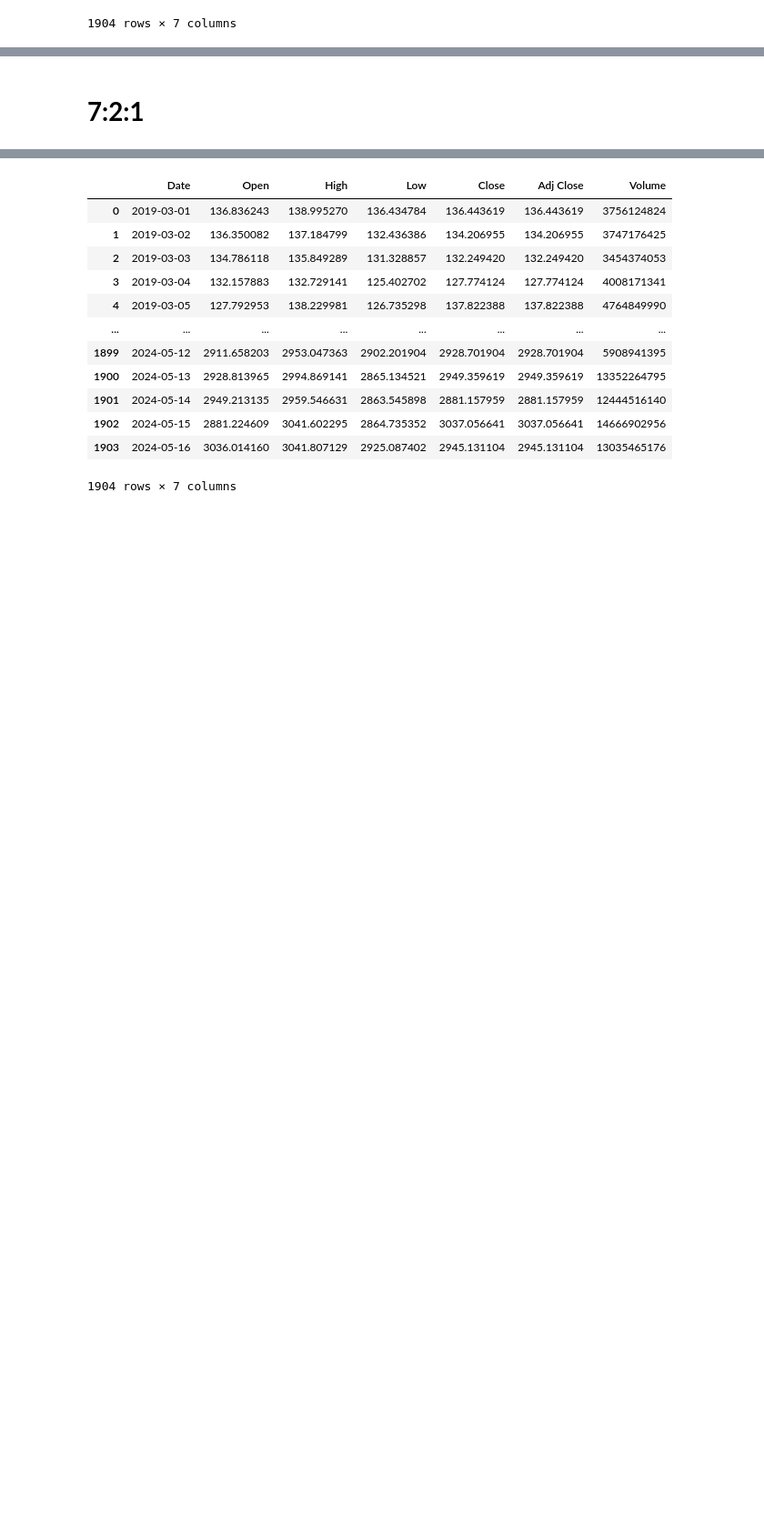
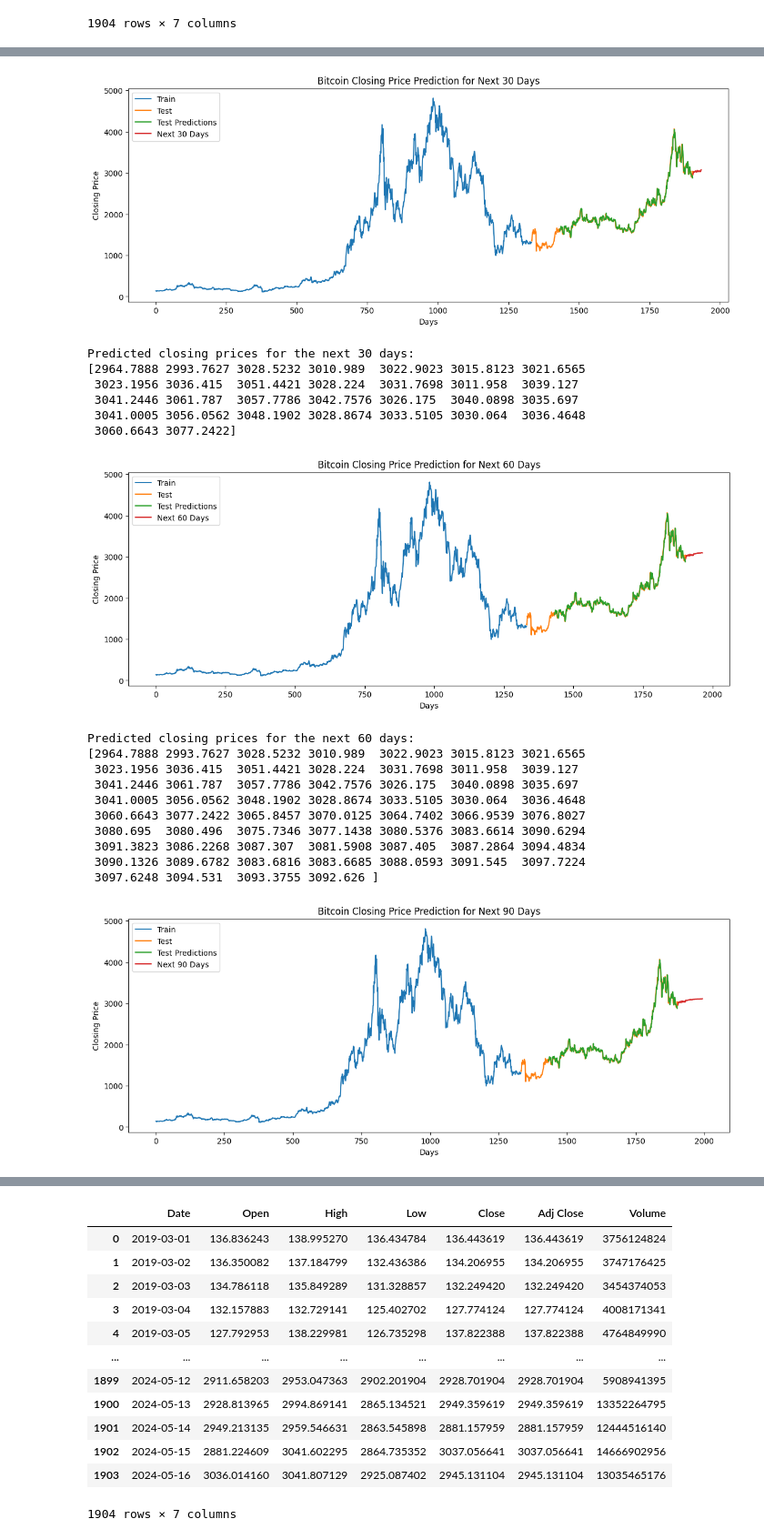
Before and after one commit to DuongTrucUyen/IS403.O21.HTCL_Nhom11, a Jupyter notebook: 3.3.RNN/RNN_ETH.ipynb, the cells around one changed output, grey strips where cells are left out. Shown at 91% size. Drawn from its saved outputs; the diff is of its cells as text; code cells hidden in the pictures; blank space fills up the shorter version.

```diff
--- a/3.3.RNN/RNN_ETH.ipynb
+++ b/3.3.RNN/RNN_ETH.ipynb
@@ -33,15 +223,12 @@ scaler = MinMaxScaler(feature_range = (0,1))
 df1 = scaler.fit_transform(np.array(df1).reshape(-1,1))
 # %%
 # 4. Chia train test
-train_size = int(0.8 * len(df1))
-test_size = int(0.1 * len(df1))
-val_size = len(df1) - train_size - test_size
+train_size = int(0.7 * len(df1))
+test_size = len(df1) - train_size
 
 train_data = df1[:train_size]
 test_data = df1[train_size:train_size+test_size]
-val_data = df1[train_size+test_size:]
 
 print("Train shape:", train_data.shape)
 print("Test shape:", test_data.shape)
-print("Validate shape:", val_data.shape)
 # %% [output]
@@ -389,2 +311,65 @@ plt.show()
-# %% [markdown]
-# **7:2:1**
+# %%
+# 13. Dự đoán 30, 60, 90 ngày tiếp theo
+def predict_future(model, data, time_step, days):
+    temp_input = list(data[:, 0])  # Extract the values as a 1D list
+    lst_output = []
+    i = 0
+    while(i < days):
+        if(len(temp_input) > time_step):
+            x_input = np.array(temp_input[-time_step:])
+            x_input = x_input.reshape((1, time_step, 1))
+            yhat = model.predict(x_input, verbose=0)
+            temp_input.append(yhat[0][0])  # Append the single predicted value
+            lst_output.append(yhat[0][0])
+            i = i + 1
+        else:
+            x_input = np.array(temp_input)
+            x_input = x_input.reshape((1, time_step, 1))
+            yhat = model.predict(x_input, verbose=0)
+            temp_input.append(yhat[0][0])  # Append the single predicted value
+            lst_output.append(yhat[0][0])
+            i = i + 1
+    return np.array(lst_output).reshape(-1, 1)
+
+last_100_days = df1[-time_step:]
+future_days = [30, 60, 90]
+for days in future_days:
+    future_predictions = predict_future(model, last_100_days, time_step, days)
+    future_predictions = scaler.inverse_transform(future_predictions)
+
+    # Vẽ hình
+    plt.figure(figsize=(14, 5))
+    plt.plot(range(len(train_data)), scaler.inverse_transform(train_data), label='Train')
+    plt.plot(range(len(train_data), len(train_data) + len(test_data)), scaler.inverse_transform(test_data), label='Test')
+    plt.plot(range(len(train_data) + time_step, len(train_data) + time_step + len(y_pred)), y_pred, label='Test Predictions')
+    future_index = range(len(df1), len(df1) + days)
+    plt.plot(future_index, future_predictions, label=f'Next {days} Days')
+
+    plt.xlabel('Days')
+    plt.ylabel('Closing Price')
+    plt.legend()
+    plt.title(f'Bitcoin Closing Price Prediction for Next {days} Days')
+    plt.show()
+
+    print(f'Predicted closing prices for the next {days} days:')
+    print(future_predictions.flatten())
+# %% [output]
+[figure, added]
+Predicted closing prices for the next 30 days:
+[2964.7888 2993.7627 3028.5232 3010.989  3022.9023 3015.8123 3021.6565
+ 3023.1956 3036.415  3051.4421 3028.224  3031.7698 3011.958  3039.127
+ 3041.2446 3061.787  3057.7786 3042.7576 3026.175  3040.0898 3035.697
+ 3041.0005 3056.0562 3048.1902 3028.8674 3033.5105 3030.064  3036.4648
+ 3060.6643 3077.2422]
+[figure, added]
+Predicted closing prices for the next 60 days:
+[2964.7888 2993.7627 3028.5232 3010.989  3022.9023 3015.8123 3021.6565
+ 3023.1956 3036.415  3051.4421 3028.224  3031.7698 3011.958  3039.127
+ 3041.2446 3061.787  3057.7786 3042.7576 3026.175  3040.0898 3035.697
+ 3041.0005 3056.0562 3048.1902 3028.8674 3033.5105 3030.064  3036.4648
+ 3060.6643 3077.2422 3065.8457 3070.0125 3064.7402 3066.9539 3076.8027
+ 3080.695  3080.496  3075.7346 3077.1438 3080.5376 3083.6614 3090.6294
+ 3091.3823 3086.2268 3087.307  3081.5908 3087.405  3087.2864 3094.4834
+ 3090.1326 3089.6782 3083.6816 3083.6685 3088.0593 3091.545  3097.7224
+ 3097.6248 3094.531  3093.3755 3092.626 ]
+[figure, added]
```
Also changed, not shown: parts of 68 cells of this notebook.
